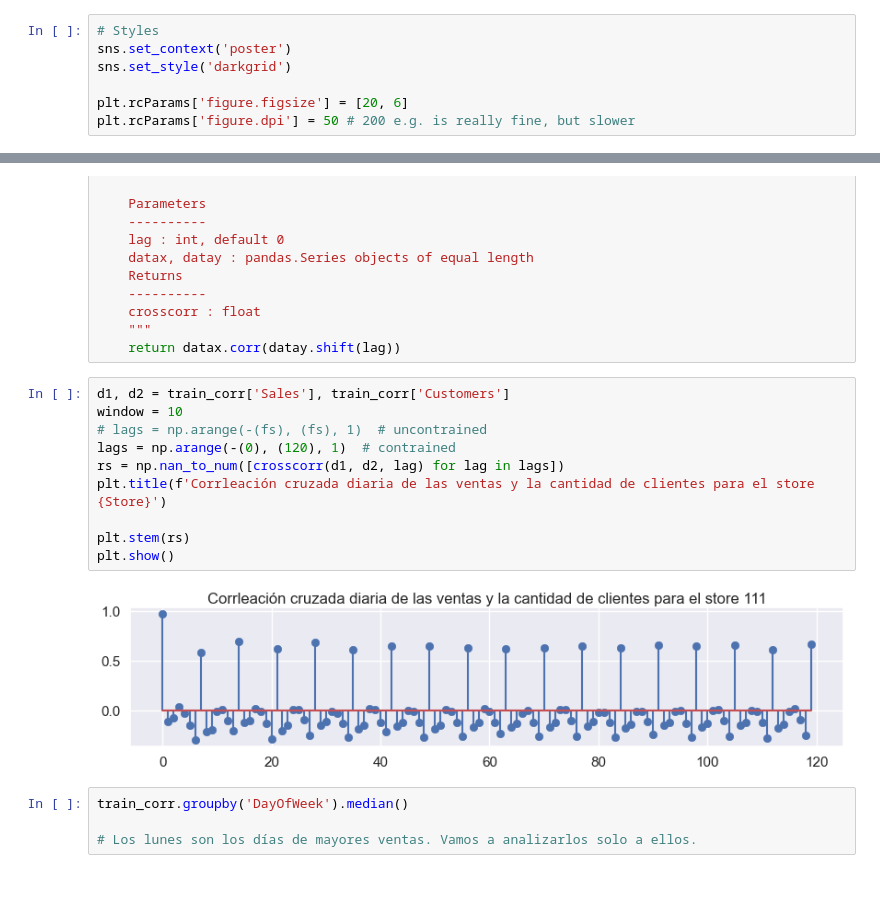
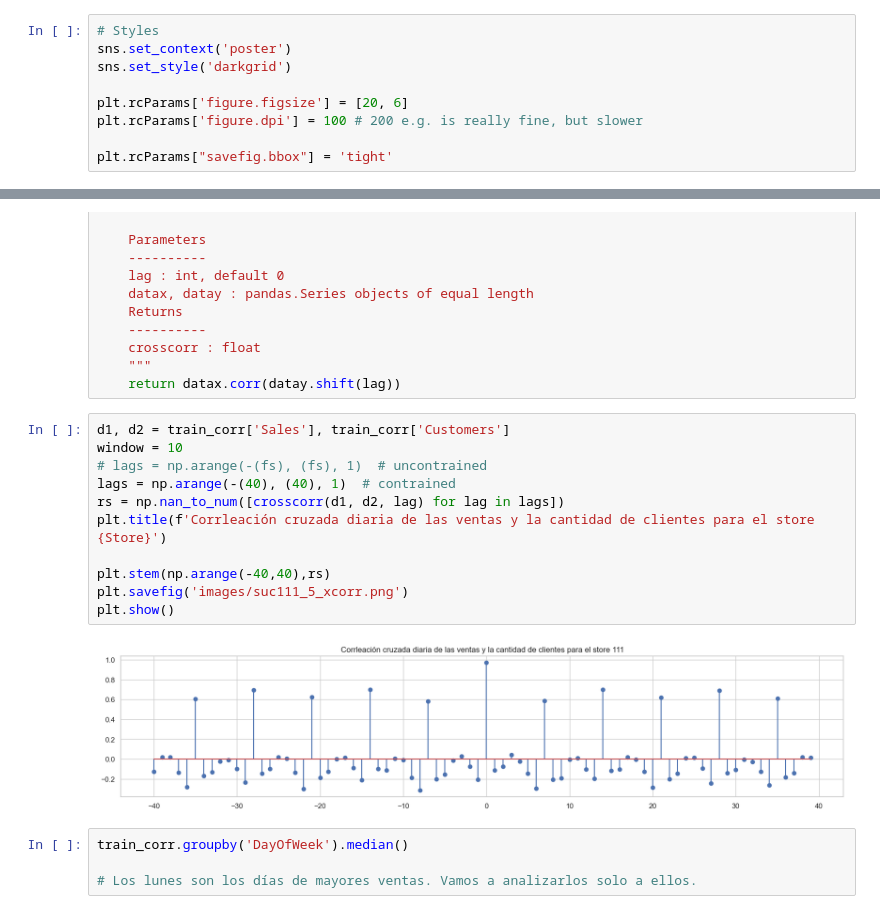
Before and after one commit to francotestori/series_temporales, a Jupyter notebook: notebooks/1_preprocess.ipynb, the cells around one changed output, grey strips where cells are left out. Saved outputs shown, nothing was run; the diff lists cells and outputs as text; blank space fills up the shorter version.

Commit message:
Update correlation plots

```diff
--- a/notebooks/1_preprocess.ipynb
+++ b/notebooks/1_preprocess.ipynb
@@ -18,7 +18,9 @@ sns.set_context('poster')
 sns.set_style('darkgrid')
 
 plt.rcParams['figure.figsize'] = [20, 6]
-plt.rcParams['figure.dpi'] = 50 # 200 e.g. is really fine, but slower
+plt.rcParams['figure.dpi'] = 100 # 200 e.g. is really fine, but slower
+
+plt.rcParams["savefig.bbox"] = 'tight'
 # %% [markdown]
 ### Train Dataset
 # %%
@@ -956,15 +962,16 @@ def crosscorr(datax, datay, lag=0):
 # %%
 d1, d2 = train_corr['Sales'], train_corr['Customers']
 window = 10
 # lags = np.arange(-(fs), (fs), 1)  # uncontrained
-lags = np.arange(-(0), (120), 1)  # contrained
+lags = np.arange(-(40), (40), 1)  # contrained
 rs = np.nan_to_num([crosscorr(d1, d2, lag) for lag in lags])
 plt.title(f'Corrleación cruzada diaria de las ventas y la cantidad de clientes para el store {Store}')
 
-plt.stem(rs)
+plt.stem(np.arange(-40,40),rs)
+plt.savefig('images/suc111_5_xcorr.png')
 plt.show()
 # %% [output]
-[figure, old version]
+[figure, new version]
 # %%
 train_corr.groupby('DayOfWeek').median()
 
```
Also changed, not shown: parts of 30 cells of this notebook.
